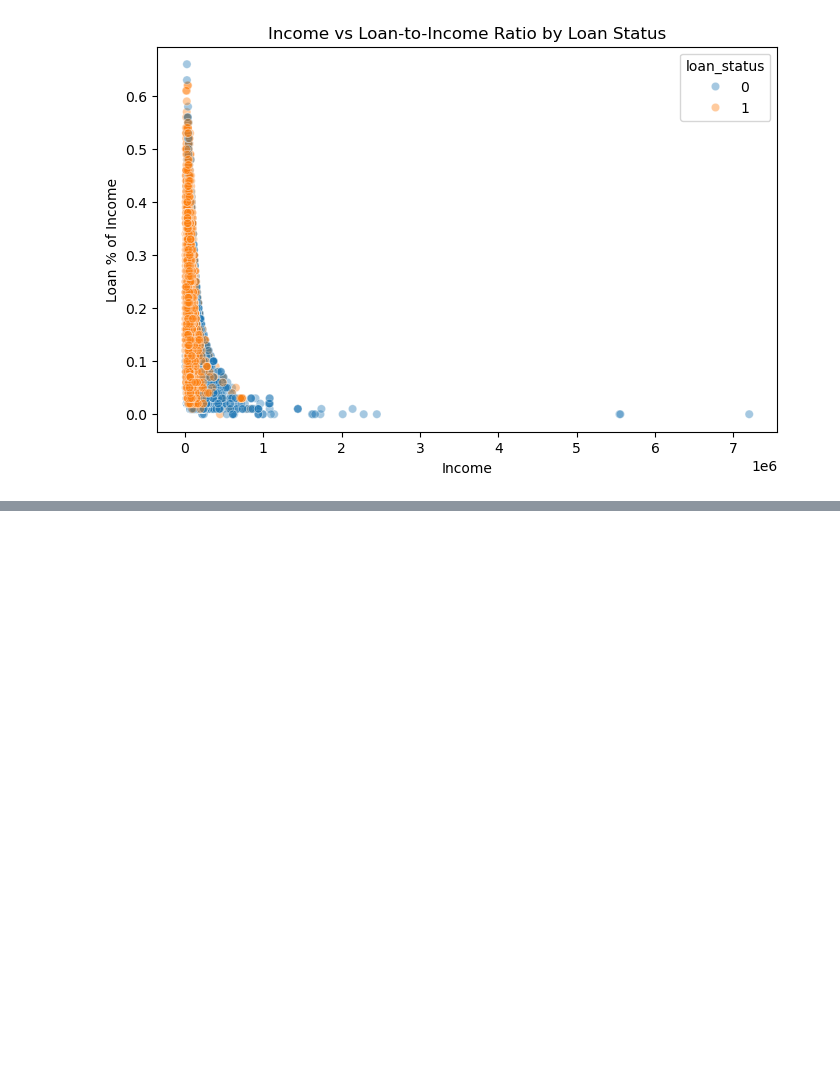
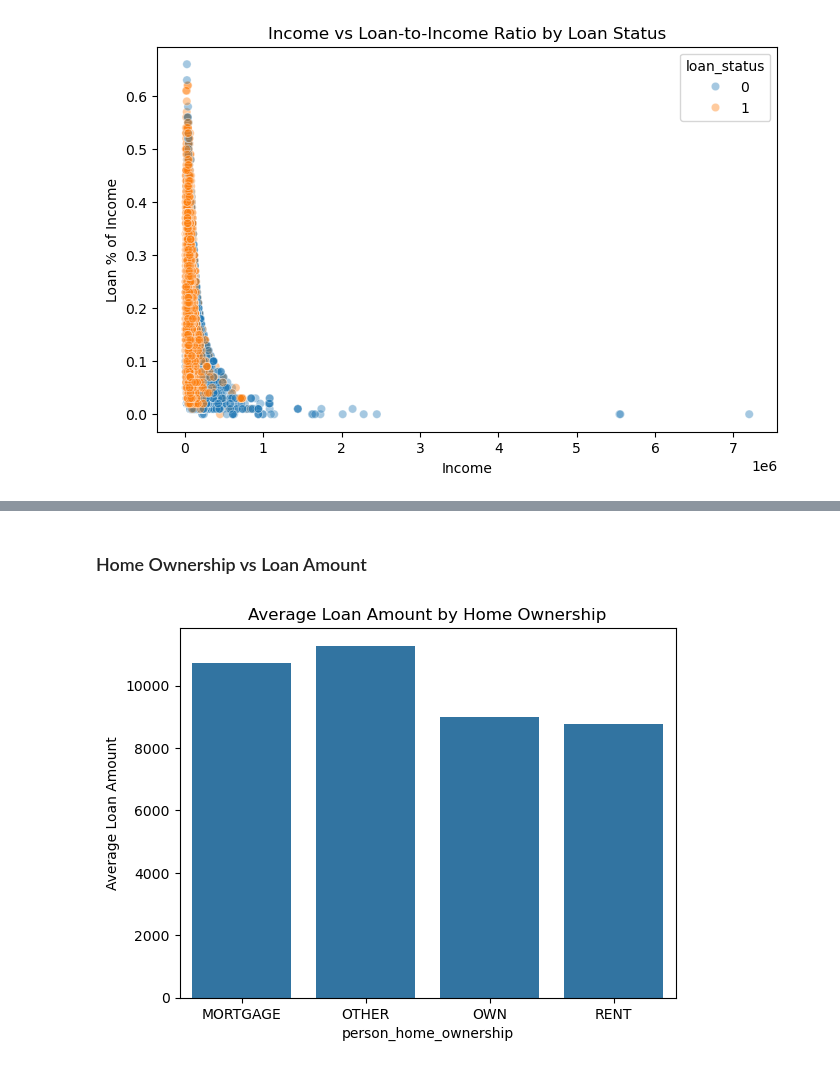
Before and after one commit to ShulimanHossain/Predictive-Analysis-of-Loan-Approval-Using-Data-Science-and-ML, a Jupyter notebook: loan.ipynb, the cells around one changed output, grey strips where cells are left out. Cells and saved outputs as stored; diff of their text form; code cells hidden in the pictures; blank space fills up the shorter version.

```diff
--- a/loan.ipynb
+++ b/loan.ipynb
@@ -208,0 +276,15 @@ plt.show()
+# %% [markdown]
+### Home Ownership vs Loan Amount
+# %%
+home_loan_amt = df.groupby('person_home_ownership')['loan_amnt'].mean().reset_index()
+
+sns.barplot(
+    x='person_home_ownership',
+    y='loan_amnt',
+    data=home_loan_amt
+)
+plt.title("Average Loan Amount by Home Ownership")
+plt.ylabel("Average Loan Amount")
+plt.show()
+# %% [output]
+[figure, added]
```
Also changed, not shown: parts of 21 cells of this notebook, 5 other files.
